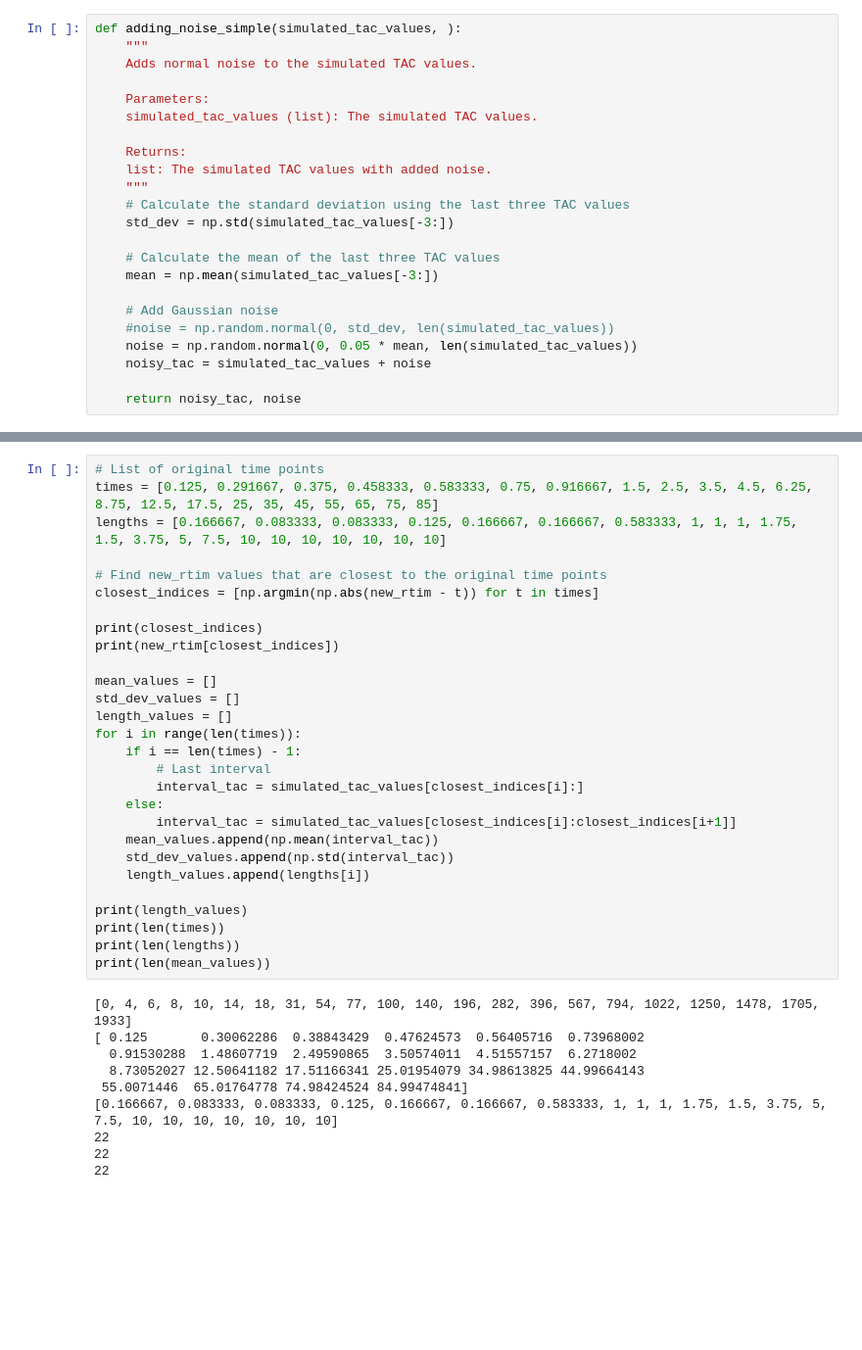
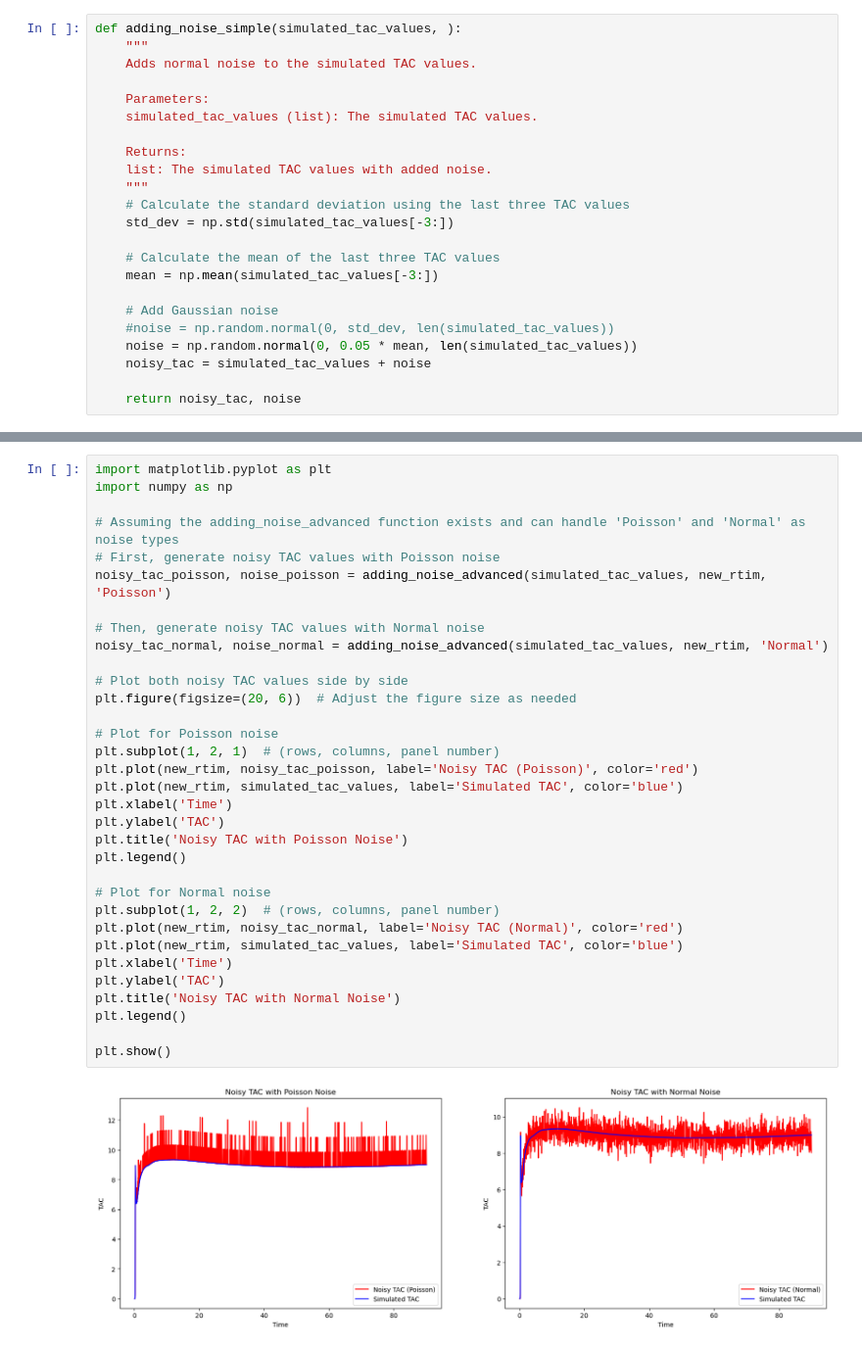
Before and after one commit to QuimSerraFaber/MSc-Thesis, a Jupyter notebook: Tests.ipynb, the cells around one changed output, grey strips where cells are left out. Shown at 98% size. Cells and saved outputs as stored; diff of their text form; blank space fills up the shorter version.

Commit message:
Add Poisson noise generation

```diff
--- a/Tests.ipynb
+++ b/Tests.ipynb
@@ -557,38 +581,35 @@ IndexError: list index out of range
-# %%
-# List of original time points
-times = [0.125, 0.291667, 0.375, 0.458333, 0.583333, 0.75, 0.916667, 1.5, 2.5, 3.5, 4.5, 6.25, 8.75, 12.5, 17.5, 25, 35, 45, 55, 65, 75, 85]
-lengths = [0.166667, 0.083333, 0.083333, 0.125, 0.166667, 0.166667, 0.583333, 1, 1, 1, 1.75, 1.5, 3.75, 5, 7.5, 10, 10, 10, 10, 10, 10, 10]
-
-# Find new_rtim values that are closest to the original time points
-closest_indices = [np.argmin(np.abs(new_rtim - t)) for t in times]
-
-print(closest_indices)
-print(new_rtim[closest_indices])
-
-mean_values = []
-std_dev_values = []
-length_values = []
-for i in range(len(times)):
-    if i == len(times) - 1:
-        # Last interval
-        interval_tac = simulated_tac_values[closest_indices[i]:]
-    else:
-        interval_tac = simulated_tac_values[closest_indices[i]:closest_indices[i+1]]
-    mean_values.append(np.mean(interval_tac))
-    std_dev_values.append(np.std(interval_tac))
-    length_values.append(lengths[i])
-
-print(length_values)
-print(len(times))
-print(len(lengths))
-print(len(mean_values))
-# %% [output]
-[0, 4, 6, 8, 10, 14, 18, 31, 54, 77, 100, 140, 196, 282, 396, 567, 794, 1022, 1250, 1478, 1705, 1933]
-[ 0.125       0.30062286  0.38843429  0.47624573  0.56405716  0.73968002
-  0.91530288  1.48607719  2.49590865  3.50574011  4.51557157  6.2718002
-  8.73052027 12.50641182 17.51166341 25.01954079 34.98613825 44.99664143
- 55.0071446  65.01764778 74.98424524 84.99474841]
-[0.166667, 0.083333, 0.083333, 0.125, 0.166667, 0.166667, 0.583333, 1, 1, 1, 1.75, 1.5, 3.75, 5, 7.5, 10, 10, 10, 10, 10, 10, 10]
-22
-22
-22
+# %%
+import matplotlib.pyplot as plt
+import numpy as np
+
+# Assuming the adding_noise_advanced function exists and can handle 'Poisson' and 'Normal' as noise types
+# First, generate noisy TAC values with Poisson noise
+noisy_tac_poisson, noise_poisson = adding_noise_advanced(simulated_tac_values, new_rtim, 'Poisson')
+
+# Then, generate noisy TAC values with Normal noise
+noisy_tac_normal, noise_normal = adding_noise_advanced(simulated_tac_values, new_rtim, 'Normal')
+
+# Plot both noisy TAC values side by side
+plt.figure(figsize=(20, 6))  # Adjust the figure size as needed
+
+# Plot for Poisson noise
+plt.subplot(1, 2, 1)  # (rows, columns, panel number)
+plt.plot(new_rtim, noisy_tac_poisson, label='Noisy TAC (Poisson)', color='red')
+plt.plot(new_rtim, simulated_tac_values, label='Simulated TAC', color='blue')
+plt.xlabel('Time')
+plt.ylabel('TAC')
+plt.title('Noisy TAC with Poisson Noise')
+plt.legend()
+
+# Plot for Normal noise
+plt.subplot(1, 2, 2)  # (rows, columns, panel number)
+plt.plot(new_rtim, noisy_tac_normal, label='Noisy TAC (Normal)', color='red')
+plt.plot(new_rtim, simulated_tac_values, label='Simulated TAC', color='blue')
+plt.xlabel('Time')
+plt.ylabel('TAC')
+plt.title('Noisy TAC with Normal Noise')
+plt.legend()
+
+plt.show()
+# %% [output]
+[figure, added]
```
Also changed, not shown: parts of 9 cells of this notebook.
